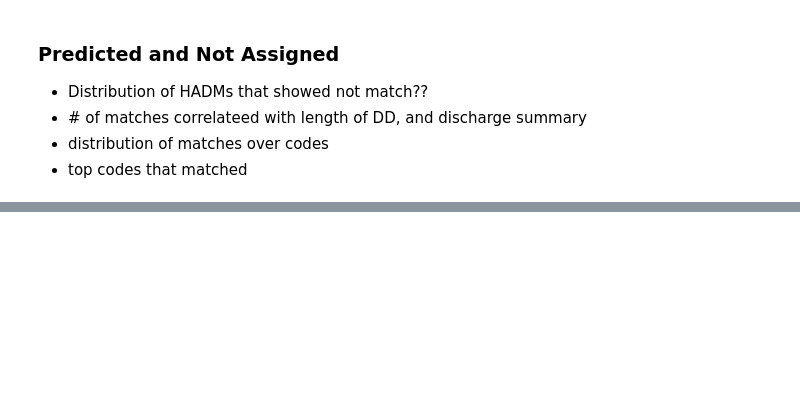
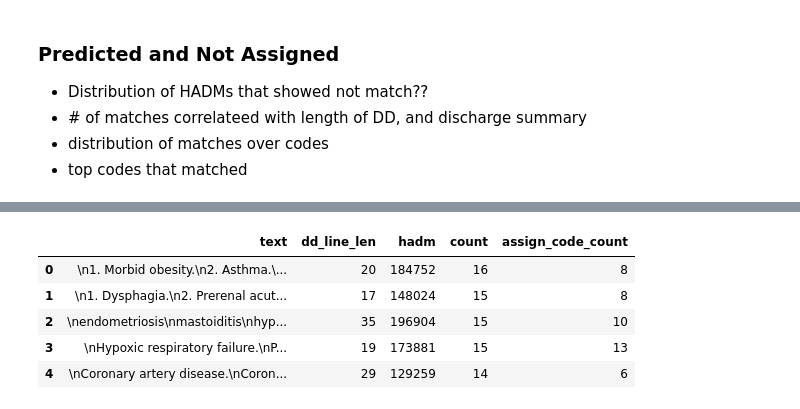
Before and after one commit to tomolopolis/MIMIC-III-Discharge-Diagnosis-Analysis, a Jupyter notebook: Main_Analysis.ipynb, the cells around one changed output, grey strips where cells are left out. Saved outputs shown, nothing was run; the diff lists cells and outputs as text; code cells hidden in the pictures; blank space fills up the shorter version.

```diff
--- a/Main_Analysis.ipynb
+++ b/Main_Analysis.ipynb
@@ -795,0 +780,5 @@ dds['hadm'] = dds.name.str.split(':').apply(lambda l: l[1])
+# %%
+dds = dds.drop('name', axis=1)
+dds.columns = ['text', 'dd_line_len', 'hadm']
+# %%
+dds = dds.merge(p_na_hadms, on='hadm').sort_values('count', ascending=False)
@@ -795,0 +791,11 @@ dds['hadm'] = dds.name.str.split(':').apply(lambda l: l[1])
+# %%
+dds = dds.merge(codes, on='hadm')
+# %%
+dds.head(5)
+# %% [output]
+|  | text | dd_line_len | hadm | count | assign_code_count |
+| 0 | \n1. Morbid obesity.\n2. Asthma.\... | 20 | 184752 | 16 | 8 |
+| 1 | \n1. Dysphagia.\n2. Prerenal acut... | 17 | 148024 | 15 | 8 |
+| 2 | \nendometriosis\nmastoiditis\nhyp... | 35 | 196904 | 15 | 10 |
+| 3 | \nHypoxic respiratory failure.\nP... | 19 | 173881 | 15 | 13 |
+| 4 | \nCoronary artery disease.\nCoron... | 29 | 129259 | 14 | 6 |
```
Also changed, not shown: parts of 36 cells of this notebook.
